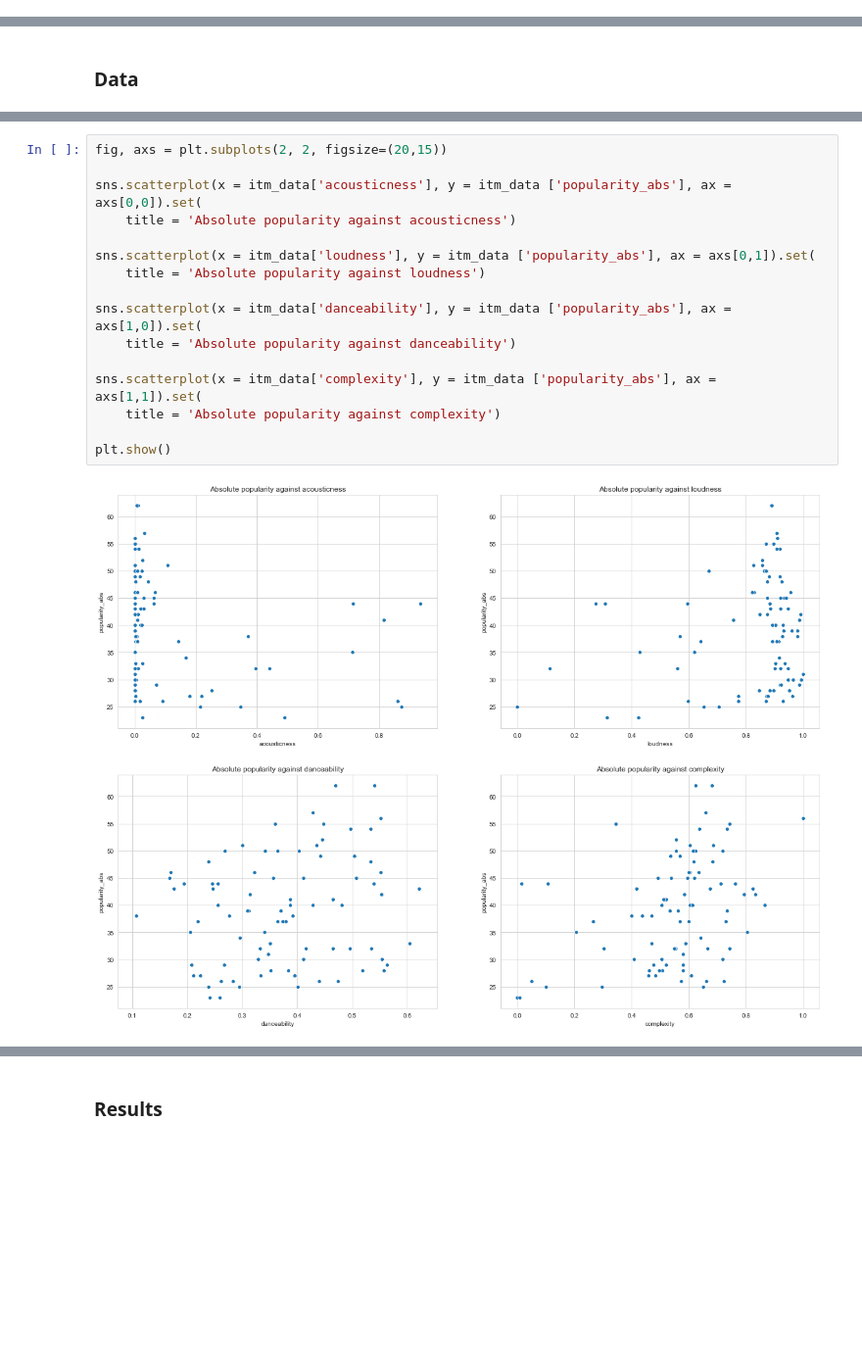
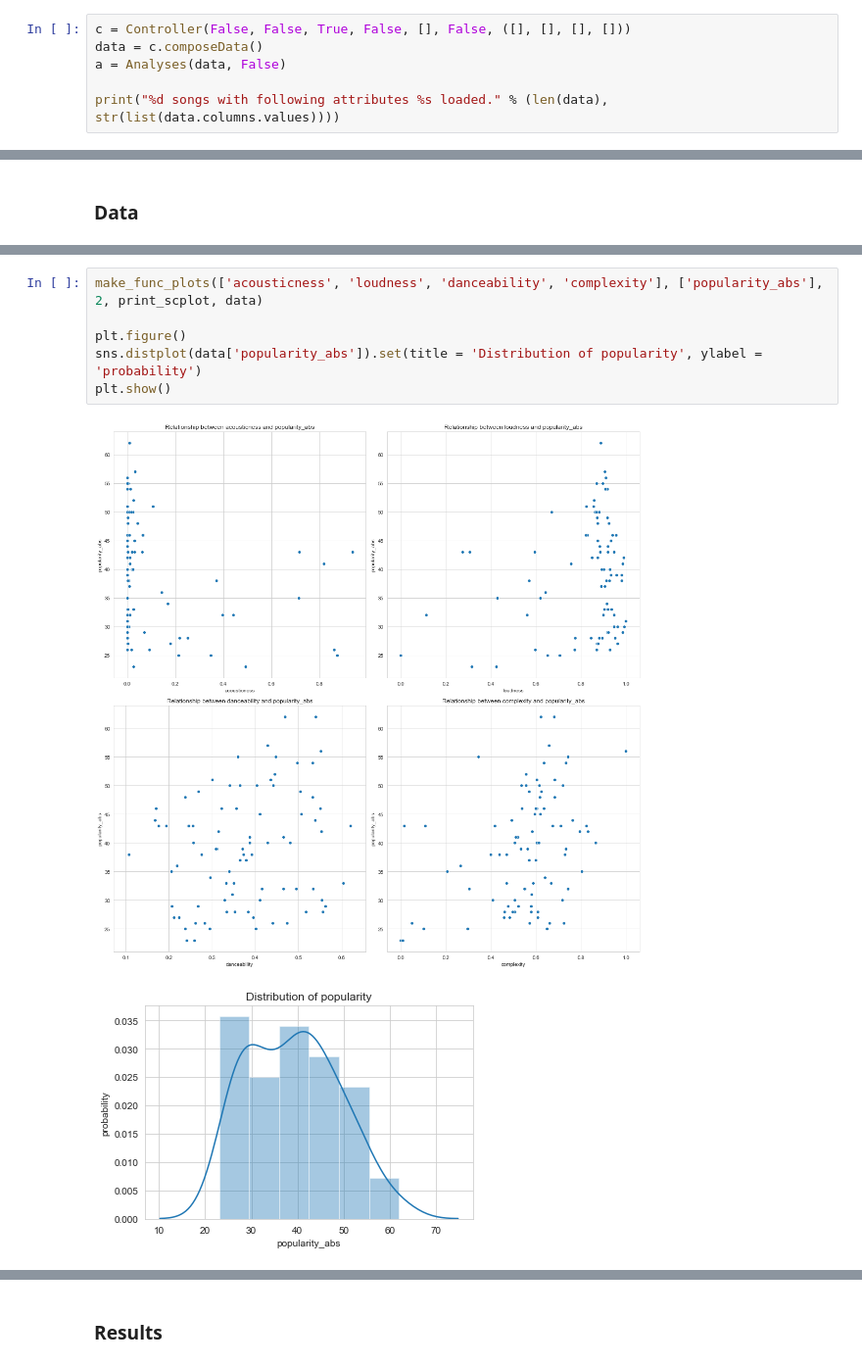
Before and after one commit to ChrisScarred/ITM_song_popularity, a Jupyter notebook: report.ipynb, the cells around one changed output, grey strips where cells are left out. Shown at 98% size. Drawn from its saved outputs; the diff is of its cells as text; blank space fills up the shorter version.

```diff
--- a/report.ipynb
+++ b/report.ipynb
@@ -28,0 +21,6 @@ print()
+# %%
+c = Controller(False, False, True, False, [], False, ([], [], [], []))
+data = c.composeData()
+a = Analyses(data, False)
+
+print("%d songs with following attributes %s loaded." % (len(data), str(list(data.columns.values))))
@@ -51,21 +108,12 @@ Generally, the musical attributes key, time_signature and tempo are measured as
-# %%
-fig, axs = plt.subplots(2, 2, figsize=(20,15))
-
-sns.scatterplot(x = itm_data['acousticness'], y = itm_data ['popularity_abs'], ax = axs[0,0]).set(
-    title = 'Absolute popularity against acousticness')
-
-sns.scatterplot(x = itm_data['loudness'], y = itm_data ['popularity_abs'], ax = axs[0,1]).set(
-    title = 'Absolute popularity against loudness')
-
-sns.scatterplot(x = itm_data['danceability'], y = itm_data ['popularity_abs'], ax = axs[1,0]).set(
-    title = 'Absolute popularity against danceability')
-
-sns.scatterplot(x = itm_data['complexity'], y = itm_data ['popularity_abs'], ax = axs[1,1]).set(
-    title = 'Absolute popularity against complexity')
-
-plt.show()
-# %% [output]
-[figure, removed]
+# %%
+make_func_plots(['acousticness', 'loudness', 'danceability', 'complexity'], ['popularity_abs'], 2, print_scplot, data)
+
+plt.figure()
+sns.distplot(data['popularity_abs']).set(title = 'Distribution of popularity', ylabel = 'probability')
+plt.show()
+# %% [output]
+[figure, added]
+[figure, added]
 # %% [markdown]
 It should be noted that all variables were analyzed, but only the graphs displaying relevant insights are shown above.\
 There are multiple interesting observations here:
```
Also changed, not shown: parts of 24 cells of this notebook, 10 other files.
